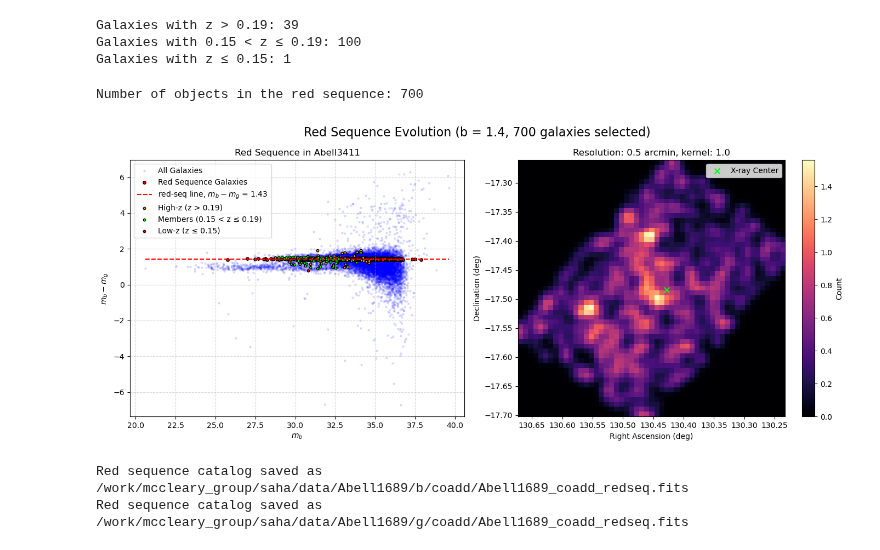
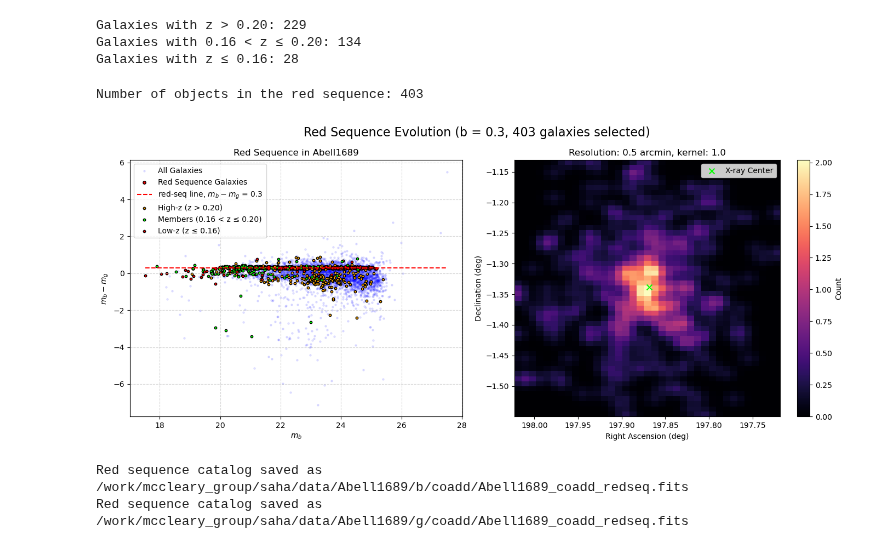
Before and after one commit to superbit-collaboration/superbit-lensing, a Jupyter notebook: notebooks/red_sequence/redseq.ipynb, the cells around one changed output. Cells and saved outputs as stored; diff of their text form; code cells hidden in the pictures.

```diff
--- a/notebooks/red_sequence/redseq.ipynb
+++ b/notebooks/red_sequence/redseq.ipynb
@@ -8,5 +11,5 @@ from scipy.ndimage import gaussian_filter
 # %%
-cluster_name = 'Abell3411'
+cluster_name = 'Abell1689'
 bands = 'b', 'g'
 datadir = "/work/mccleary_group/saha/data" #Change to your data directory!
 # %%
@@ -52,12 +55,12 @@ m_b_mid = mid_z_b["m_b"]
 color_index_low = low_z_b["color_bg"]
 m_b_low = low_z_b["m_b"]
 # %% [output]
-Galaxies with z > 0.19: 39
-Galaxies with 0.15 < z ≤ 0.19: 100
-Galaxies with z ≤ 0.15: 1
+Galaxies with z > 0.20: 229
+Galaxies with 0.16 < z ≤ 0.20: 134
+Galaxies with z ≤ 0.16: 28
 # %%
 a = 0.0
-b = 1.43
+b = 0.3
 tolerance = 0.05
 
 ra_max, ra_min, dec_max, dec_min = np.max(cm_cat["ra"]), np.min(cm_cat["ra"]), np.max(cm_cat["dec"]), np.min(cm_cat["dec"])
@@ -90,35 +93,35 @@ fig, axes = plt.subplots(1, 2, figsize=(14, 6))
 # First plot: Color-Magnitude Diagram
 axes[0].scatter(m_b, color_index, s=5, alpha=0.1, color='blue', label="All Galaxies")
 axes[0].scatter(m_b[red_sequence_mask], color_index[red_sequence_mask], s=15, color='red', edgecolors='black', label="Red Sequence Galaxies")
 m_b_range = np.linspace(min(m_b), max(m_b), 100)
 axes[0].plot(m_b_range, a * m_b_range + b, color='red', linestyle='--', label=f"red-seq line, $m_b - m_g$ = {b}")
 axes[0].scatter(m_b_high, color_index_high, s=10, edgecolors='black', facecolors='orange', label=f'High-z (z > {cluster_redshift_up:.2f})')
 axes[0].scatter(m_b_mid, color_index_mid, s=10, edgecolors='black', facecolors='lime', label=f'Members ({cluster_redshift_down:.2f} < z ≤ {cluster_redshift_up:.2f})')
 axes[0].scatter(m_b_low, color_index_low, s=10, edgecolors='black', facecolors='red', label=f'Low-z (z ≤ {cluster_redshift_down:.2f})')
 axes[0].set_xlabel(r"$m_b$")
 axes[0].set_ylabel(r"$m_b - m_g$")
 axes[0].set_title(f"Red Sequence in {cluster_name}")
 axes[0].legend()
 axes[0].grid(True, linestyle='--', alpha=0.5)
 
 # Second plot: Spatial distribution of red-sequence galaxies
 im = axes[1].imshow(smoothed_hist.T[:, ::-1], origin='lower', aspect='auto', cmap='magma',
                     extent=[ra_max, ra_min, dec_min, dec_max])
 axes[1].scatter(ra_center_inverted, dec_center, color='lime', marker='x', s=50, label="X-ray Center")
 axes[1].set_xlabel("Right Ascension (deg)")
 axes[1].set_ylabel("Declination (deg)")
 axes[1].set_title(f"Resolution: {resolution} arcmin, kernel: {sigma}")
 axes[1].legend()
 fig.colorbar(im, ax=axes[1], label="Count")
 n_red_seq = np.sum(red_sequence_mask)
 fig.suptitle(f"Red Sequence Evolution (b = {b:.1f}, {n_red_seq} galaxies selected)",
                 fontsize=16)
 # Show plots
 plt.tight_layout()
 plt.show()
 # %% [output]
-Number of objects in the red sequence: 700
+Number of objects in the red sequence: 403
-[figure, old version]
+[figure, new version]
 # %%
 red_seq_galaxies = cm_cat[red_sequence_mask]
 out_filename = f"{base_path}/{bands[0]}/coadd/{cluster_name}_coadd_redseq.fits"
```
Also changed, not shown: parts of 2 cells of this notebook, 4 other files.
